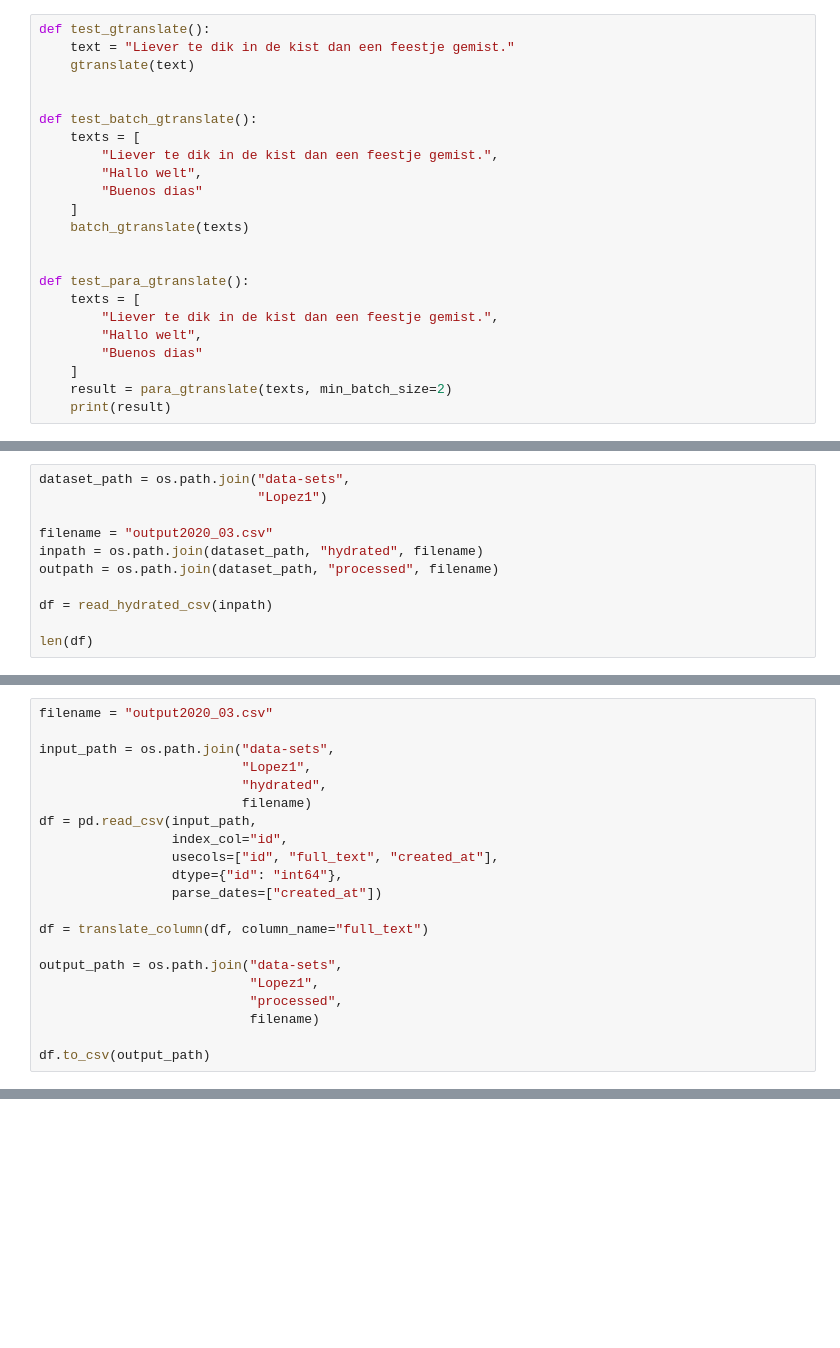
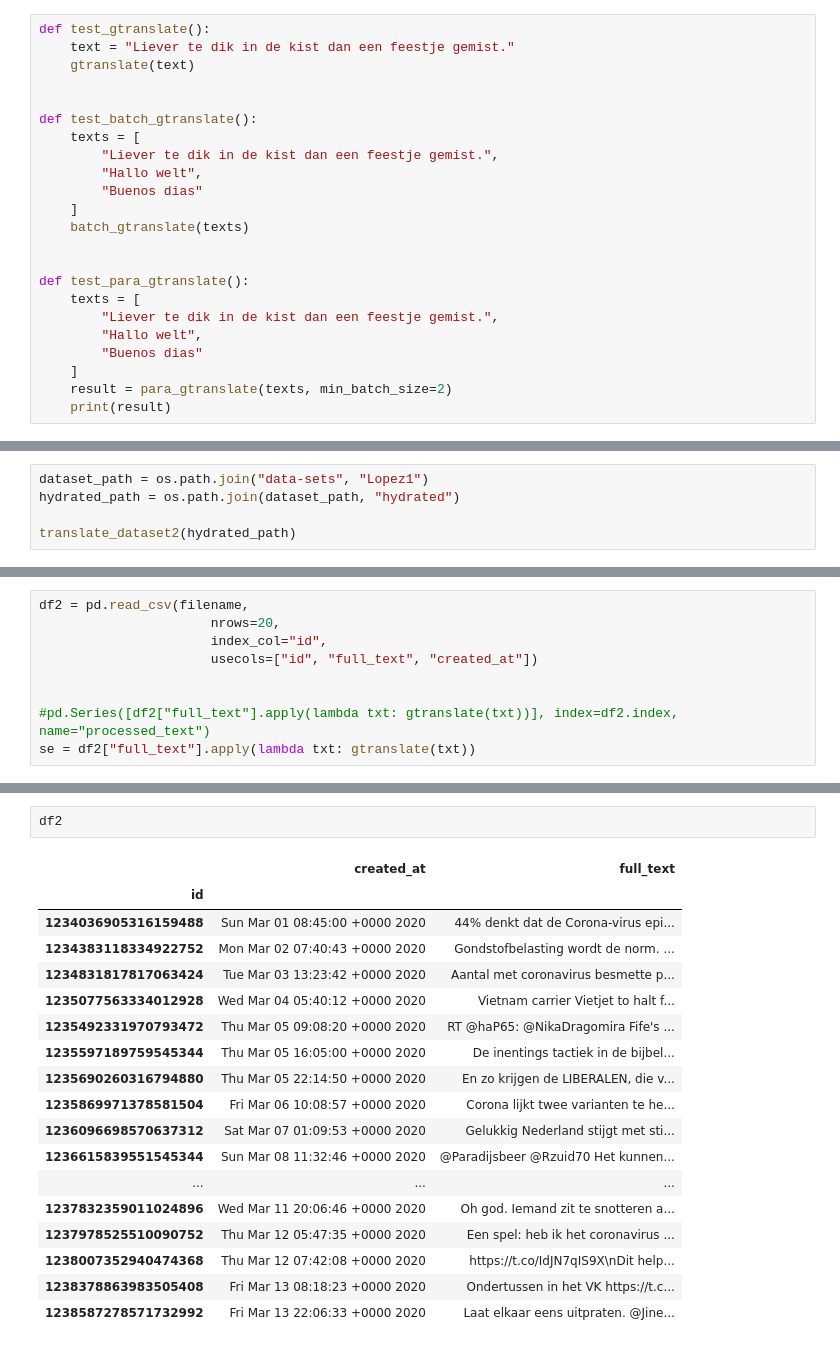
Before and after one commit to sirTomasson/SentiTweet, a Jupyter notebook: gtranslate.ipynb, the cells around one changed output, grey strips where cells are left out. Saved outputs shown, nothing was run; the diff lists cells and outputs as text; blank space fills up the shorter version.

```diff
--- a/gtranslate.ipynb
+++ b/gtranslate.ipynb
@@ -302,12 +403,6 @@ def ratelimit_gtranslate(df,
 # %%
-dataset_path = os.path.join("data-sets",
-                            "Lopez1")
+dataset_path = os.path.join("data-sets", "Lopez1")
+hydrated_path = os.path.join(dataset_path, "hydrated")
 
-filename = "output2020_03.csv"
-inpath = os.path.join(dataset_path, "hydrated", filename)
-outpath = os.path.join(dataset_path, "processed", filename)
-
-df = read_hydrated_csv(inpath)
-
-len(df)
+translate_dataset2(hydrated_path)
 # %% [output]
@@ -391,21 +426,0 @@ rate
-# %%
-filename = "output2020_03.csv"
-
-input_path = os.path.join("data-sets",
-                          "Lopez1",
-                          "hydrated",
-                          filename)
-df = pd.read_csv(input_path,
-                 index_col="id",
-                 usecols=["id", "full_text", "created_at"],
-                 dtype={"id": "int64"},
-                 parse_dates=["created_at"])
-
-df = translate_column(df, column_name="full_text")
-
-output_path = os.path.join("data-sets",
-                           "Lopez1",
-                           "processed",
-                           filename)
-
-df.to_csv(output_path)
@@ -605,0 +485,9 @@ dtype: object
+# %%
+df2 = pd.read_csv(filename,
+                      nrows=20,
+                      index_col="id",
+                      usecols=["id", "full_text", "created_at"])
+
+
+#pd.Series([df2["full_text"].apply(lambda txt: gtranslate(txt))], index=df2.index, name="processed_text")
+se = df2["full_text"].apply(lambda txt: gtranslate(txt))
@@ -605,0 +514,21 @@ dtype: object
+# %%
+df2
+# %% [output]
+|  | created_at | full_text |
+| id |  |  |
+| 1234036905316159488 | Sun Mar 01 08:45:00 +0000 2020 | 44% denkt dat de Corona-virus epi... |
+| 1234383118334922752 | Mon Mar 02 07:40:43 +0000 2020 | Gondstofbelasting wordt de norm. ... |
+| 1234831817817063424 | Tue Mar 03 13:23:42 +0000 2020 | Aantal met coronavirus besmette p... |
+| 1235077563334012928 | Wed Mar 04 05:40:12 +0000 2020 | Vietnam carrier Vietjet to halt f... |
+| 1235492331970793472 | Thu Mar 05 09:08:20 +0000 2020 | RT @haP65: @NikaDragomira Fife's ... |
+| 1235597189759545344 | Thu Mar 05 16:05:00 +0000 2020 | De inentings tactiek in de bijbel... |
+| 1235690260316794880 | Thu Mar 05 22:14:50 +0000 2020 | En zo krijgen de LIBERALEN, die v... |
+| 1235869971378581504 | Fri Mar 06 10:08:57 +0000 2020 | Corona lijkt twee varianten te he... |
+| 1236096698570637312 | Sat Mar 07 01:09:53 +0000 2020 | Gelukkig Nederland stijgt met sti... |
+| 1236615839551545344 | Sun Mar 08 11:32:46 +0000 2020 | @Paradijsbeer @Rzuid70 Het kunnen... |
+| ... | ... | ... |
+| 1237832359011024896 | Wed Mar 11 20:06:46 +0000 2020 | Oh god. Iemand zit te snotteren a... |
+| 1237978525510090752 | Thu Mar 12 05:47:35 +0000 2020 | Een spel: heb ik het coronavirus ... |
+| 1238007352940474368 | Thu Mar 12 07:42:08 +0000 2020 | https://t.co/IdJN7qIS9X\nDit help... |
+| 1238378863983505408 | Fri Mar 13 08:18:23 +0000 2020 | Ondertussen in het VK https://t.c... |
+| 1238587278571732992 | Fri Mar 13 22:06:33 +0000 2020 | Laat elkaar eens uitpraten. @Jine... |
```
Also changed, not shown: parts of 27 cells of this notebook.
